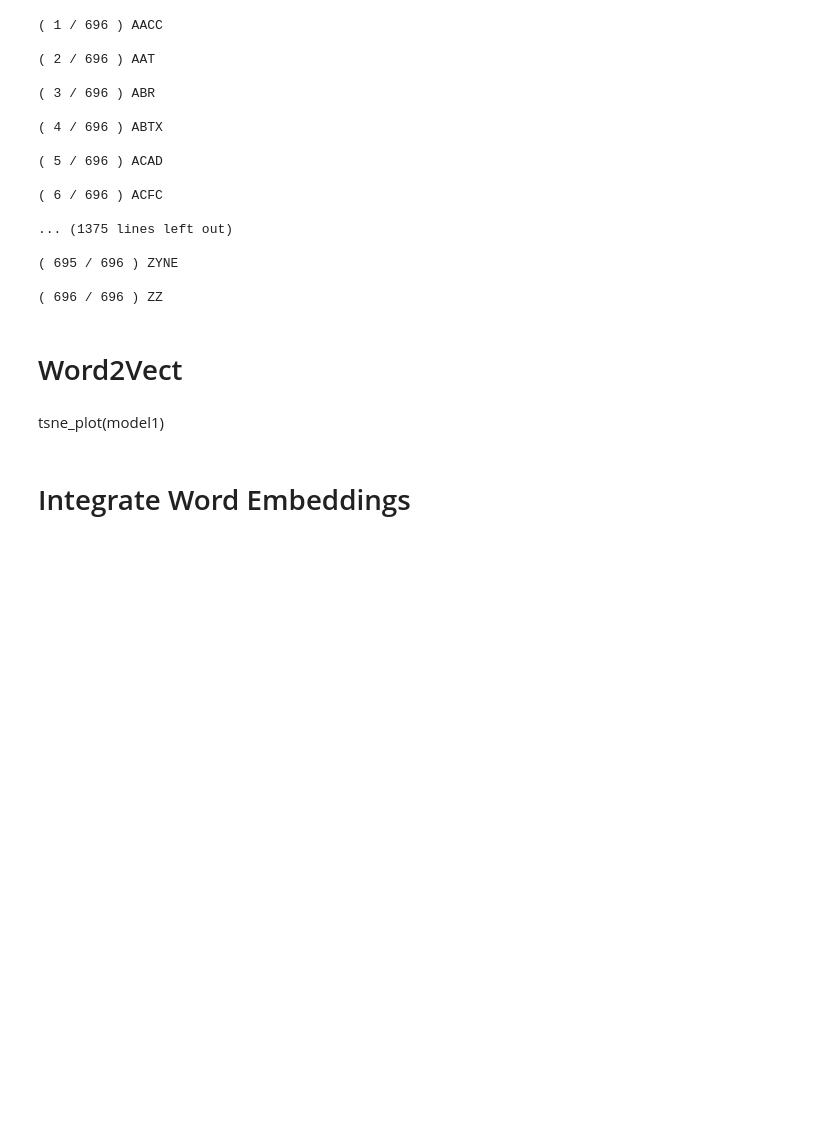
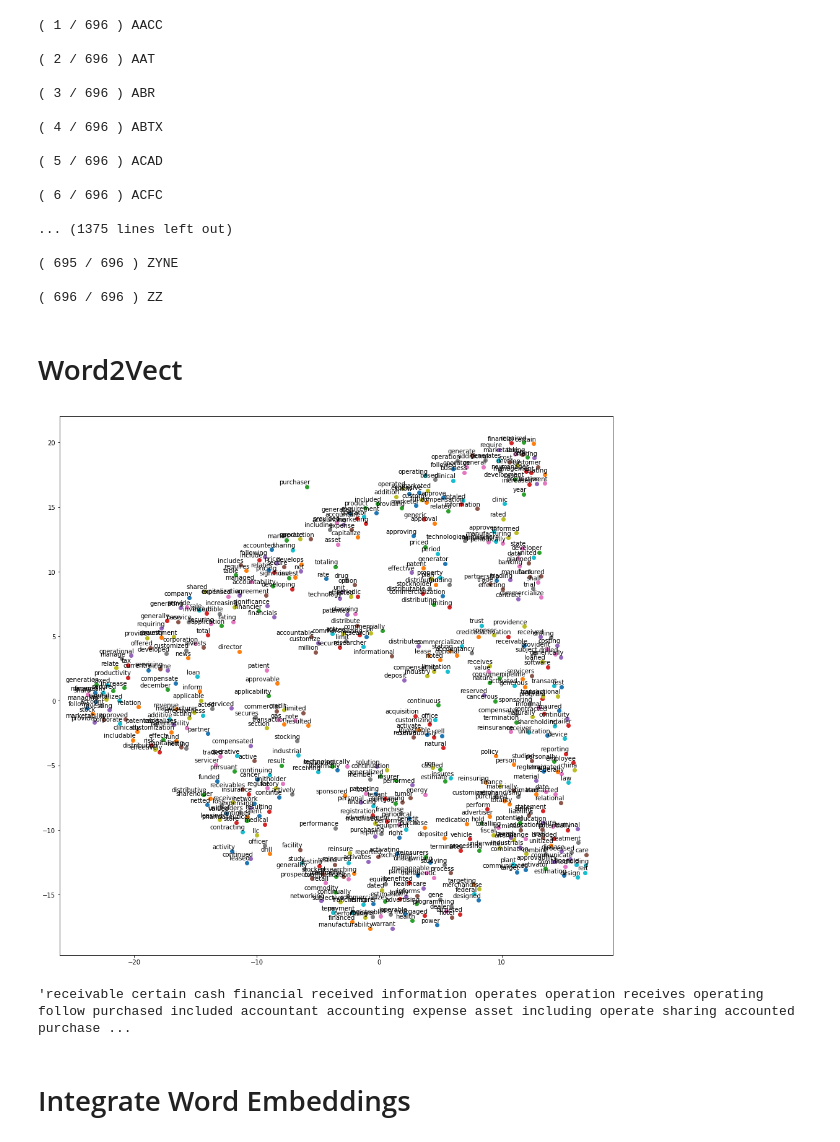
Before and after one commit to algonell/ipo-miner, a Jupyter notebook: Notebooks/4 Keywords.ipynb, the cells around one changed output. Cells and saved outputs as stored; diff of their text form; code cells hidden in the pictures; blank space fills up the shorter version.

Commit message:
added word2vec plot

```diff
--- a/Notebooks/4 Keywords.ipynb
+++ b/Notebooks/4 Keywords.ipynb
@@ -107,8 +107,14 @@ def tsne_plot(model):
     plt.show()
 
 matplotlib.rcParams.update({'font.size': 10})
-# %% [markdown]
-tsne_plot(model1)
+# %%
+tsne_plot(model1)
+# %% [output]
+[figure, added]
+# %%
+' '.join(list(model1.wv.vocab.keys()))
+# %% [output]
+'receivable certain cash financial received information operates operation receives operating follow purchased included accountant accounting expense asset including operate sharing accounted purchase ...
 # %% [markdown]
 # Integrate Word Embeddings
 # %%
```
